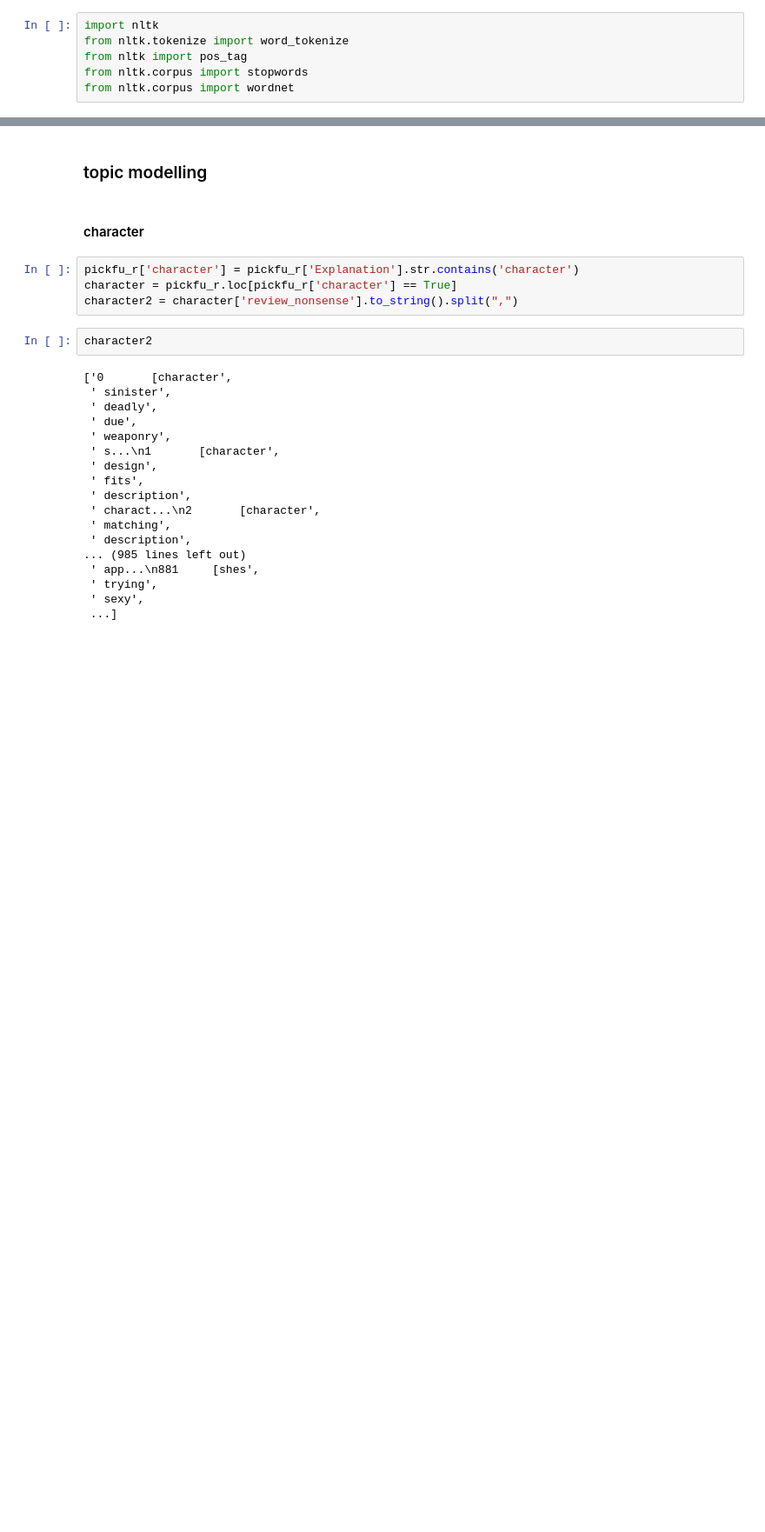
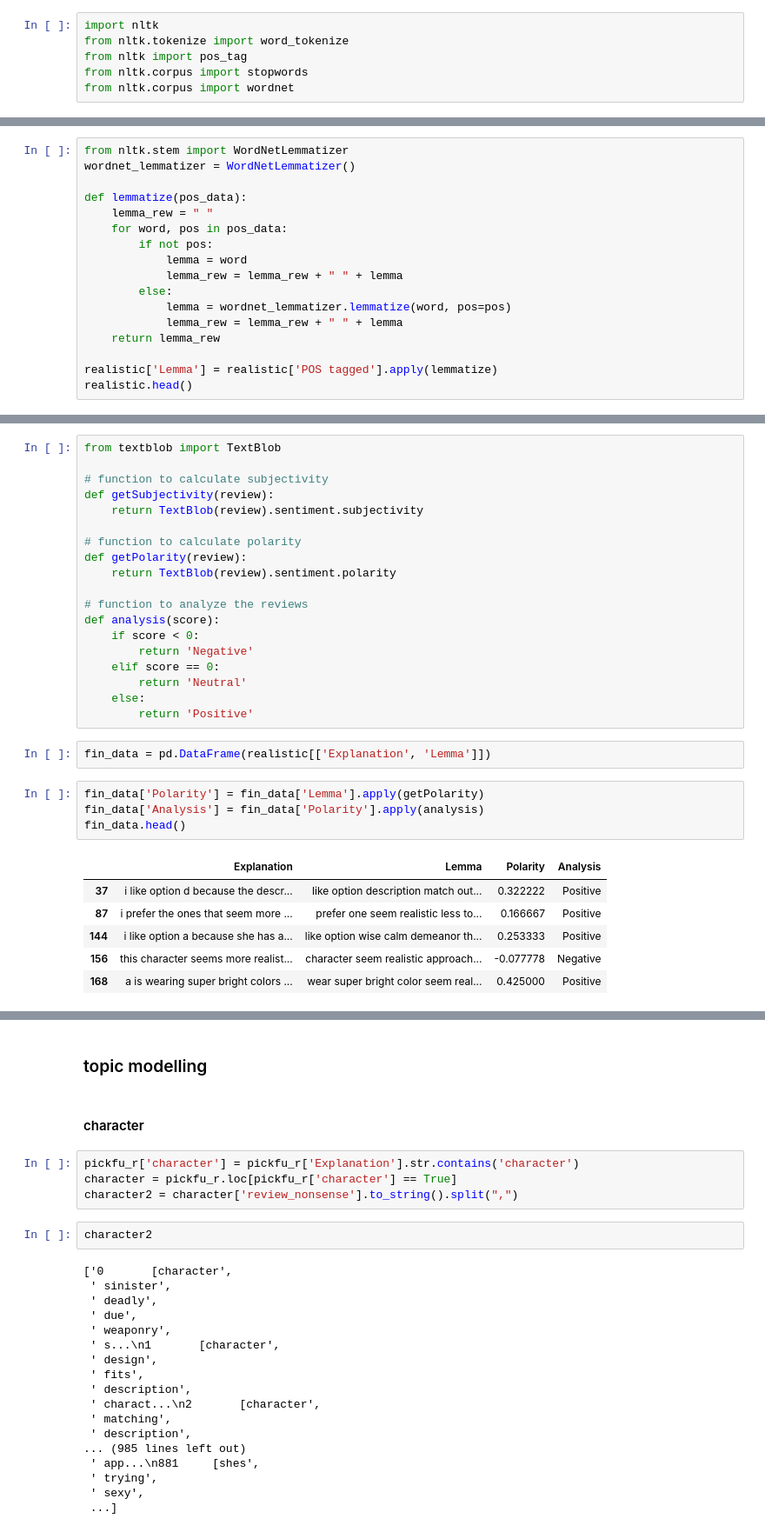
Before and after one commit to jjlu227/pickfuanalysis, a Jupyter notebook: pickfu_analysis0614.ipynb, the cells around one changed output, grey strips where cells are left out. Shown at 87% size. Drawn from its saved outputs; the diff is of its cells as text; blank space fills up the shorter version.

```diff
--- a/pickfu_analysis0614.ipynb
+++ b/pickfu_analysis0614.ipynb
@@ -569,0 +530,17 @@ LookupError:
+# %%
+from nltk.stem import WordNetLemmatizer
+wordnet_lemmatizer = WordNetLemmatizer()
+
+def lemmatize(pos_data):
+    lemma_rew = " "
+    for word, pos in pos_data:
+        if not pos:
+            lemma = word
+            lemma_rew = lemma_rew + " " + lemma
+        else:
+            lemma = wordnet_lemmatizer.lemmatize(word, pos=pos)
+            lemma_rew = lemma_rew + " " + lemma
+    return lemma_rew
+
+realistic['Lemma'] = realistic['POS tagged'].apply(lemmatize)
+realistic.head()
@@ -569,0 +566,32 @@ LookupError:
+# %%
+from textblob import TextBlob
+
+# function to calculate subjectivity
+def getSubjectivity(review):
+    return TextBlob(review).sentiment.subjectivity
+
+# function to calculate polarity
+def getPolarity(review):
+    return TextBlob(review).sentiment.polarity
+
+# function to analyze the reviews
+def analysis(score):
+    if score < 0:
+        return 'Negative'
+    elif score == 0:
+        return 'Neutral'
+    else:
+        return 'Positive'
+# %%
+fin_data = pd.DataFrame(realistic[['Explanation', 'Lemma']])
+# %%
+fin_data['Polarity'] = fin_data['Lemma'].apply(getPolarity)
+fin_data['Analysis'] = fin_data['Polarity'].apply(analysis)
+fin_data.head()
+# %% [output]
+|  | Explanation | Lemma | Polarity | Analysis |
+| 37 | i like option d because the descr... | like option description match out... | 0.322222 | Positive |
+| 87 | i prefer the ones that seem more ... | prefer one seem realistic less to... | 0.166667 | Positive |
+| 144 | i like option a because she has a... | like option wise calm demeanor th... | 0.253333 | Positive |
+| 156 | this character seems more realist... | character seem realistic approach... | -0.077778 | Negative |
+| 168 | a is wearing super bright colors ... | wear super bright color seem real... | 0.425000 | Positive |
```
Also changed, not shown: parts of 16 cells of this notebook.
